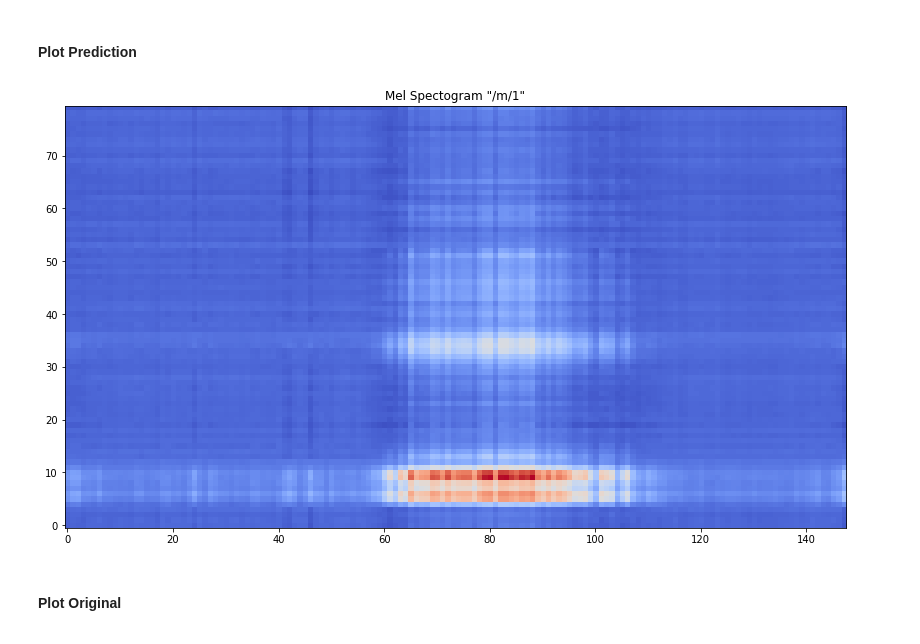
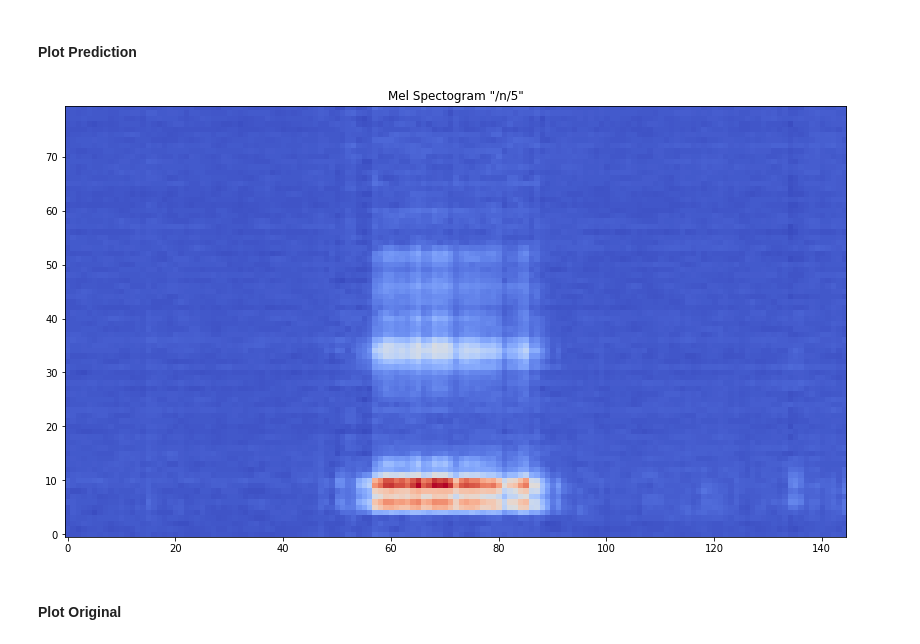
Before and after one commit to MiscellaneousStuff/kara-one-transduction, a Jupyter notebook: main.ipynb, the cells around one changed output. Saved outputs shown, nothing was run; the diff lists cells and outputs as text; code cells hidden in the pictures.

```diff
--- a/main.ipynb
+++ b/main.ipynb
@@ -217,16 +287,16 @@ import matplotlib.pyplot as plt
 
 print("MODEL TYPE:", model_type)
 
-X = torch.tensor(synth_example["eeg_vocal_feats"]).to(device)
-y = torch.tensor(synth_example["audio_feats"]).to(device)
+X = torch.tensor(synth_example["eeg_vocal_raw"], dtype=torch.bfloat16).to(device)
+y = torch.tensor(synth_example["audio_feats"],   dtype=torch.bfloat16).to(device)
 
 # clip sizes to smallest of both
 clip_len = min(X.shape[0], y.shape[0])
 
-X = X[:clip_len, :ins]
+# X = X[:clip_len, :ins]
 y = y[:clip_len, :]
 
-print(X.shape, y.shape)
+print("X SHAPE, Y SHAPE:", X.shape, y.shape)
 
 X = torch.unsqueeze(X, 0)
 y = torch.unsqueeze(y, 0)
@@ -237,7 +307,7 @@ optim = torch.optim.Adam(model.parameters(), lr=lr)
 
 amp = True
 
-epochs = 20_000 # 20_000 # 10_000
+epochs = 20_000 # 10_000
 
 scaler = GradScaler()
 
@@ -256,7 +326,17 @@ for i in range(epochs):
         dtype=torch.bfloat16,
         device_type=device):
 
+        #print("model inp:", X.shape, X.dtype)
+
         pred = model(X)
+
+        #print("model outp:", pred.shape, pred.dtype)
+
+        if y.shape[1] < pred.shape[1]:
+            pred = pred[:, :y.shape[1], :]
+            #print("model outp (clipped):", pred.shape, pred.dtype)
+            #print("y:", y.shape)
+
         loss = criteria(pred, y)
 
         if i % 100 == 0:
@@ -476,9 +555,10 @@ _ = plot_mel_spectrogram(synth_examples[plot_pred_idx]["audio_feats"], synth_exa
 import torch
 import random
 
-from lib.transduction import DigitalVoicingModel
+from lib.transduction import DigitalVoicingModel, ProposedModel
 
-target_labels = ['/n/']
+target_labels = ['/m/', '/n/']
+# target_labels = ['/uw/', '/tiy/', '/iy/', '/m/', '/n/', '/piy/', '/diy/']
 synth_examples_s = [[data for data in dataset if data["label"] in target_label]
                     for target_label in target_labels]
 
@@ -525,9 +605,9 @@ if model_type == "lstm":
 
 elif model_type == "transformer":
     model_size=ins
-    n_layers = 8
+    n_layers = 4
     dropout = 0.2
-    n_heads = 2
+    n_heads = 5
 
     model = ProposedModel(\
         model_size=ins,
@@ -558,7 +638,7 @@ data_only = False
 if not data_only:
     run = neptune.init(project=config["NEPTUNE_PROJECT"], api_token=config["NEPTUNE_TOKEN"])
 
-EEG_TYPE = "imagined"
+EEG_TYPE = "vocal"
 
 def fillset(synth_examples):
     X_s = []
@@ -588,7 +668,7 @@ optim = torch.optim.Adam(model.parameters(), lr=lr)
 
 amp = True
 
-epochs = 20_000
+epochs = 5_000
 
 scaler = GradScaler()
 
@@ -615,8 +695,10 @@ params = {
 
 # Add transformer specific logging
 if n_heads:
+    learning_rate_patience = 5
     params = {**params, **{
-        "n_heads": n_heads
+        "n_heads": n_heads,
+        "learning_rate_patience": learning_rate_patience
     }}
 
 if not data_only:
@@ -671,6 +753,8 @@ def train(model, scheduler):
 
 def go(model):
     # scheduler = torch.optim.lr_scheduler.StepLR(optim, step_size=2000, gamma=0.1)
+    scheduler = torch.optim.lr_scheduler.ReduceLROnPlateau(
+        optim, 'min', 0.5, patience=learning_rate_patience)
     scheduler = None
 
     min_mean_vloss = float("inf")
@@ -713,5 +813,5 @@ KeyError: 'eeg_active_feats'
 # %%
-model.load_state_dict(torch.load("./models/transformer/m_vocal_300_epochs_0.21515220403671265_mean_vloss.pt"))
+model.load_state_dict(torch.load("./models/transformer/m_n_vocal_600_epochs_0.2335327466328939_mean_vloss.pt"))
 # %% [output]
 <All keys matched successfully>
 # %%
@@ -738,13 +838,13 @@ for X, y in zip(view_X_s, view_y_s):
 # %%
 plt.rcParams["figure.figsize"] = (14, 9)
 
 viewset = testset
 
-plot_pred_idx = 1
+plot_pred_idx = 5
 y = torch.squeeze(out_s[plot_pred_idx], 0).float()
 _ = plot_mel_spectrogram(y, viewset[plot_pred_idx]["label"] + str(plot_pred_idx))
 # %% [output]
-[figure, old version]
+[figure, new version]
 # %% [markdown]
 #### Plot Original
 # %%
```
Also changed, not shown: parts of 13 cells of this notebook, 2 other files.
